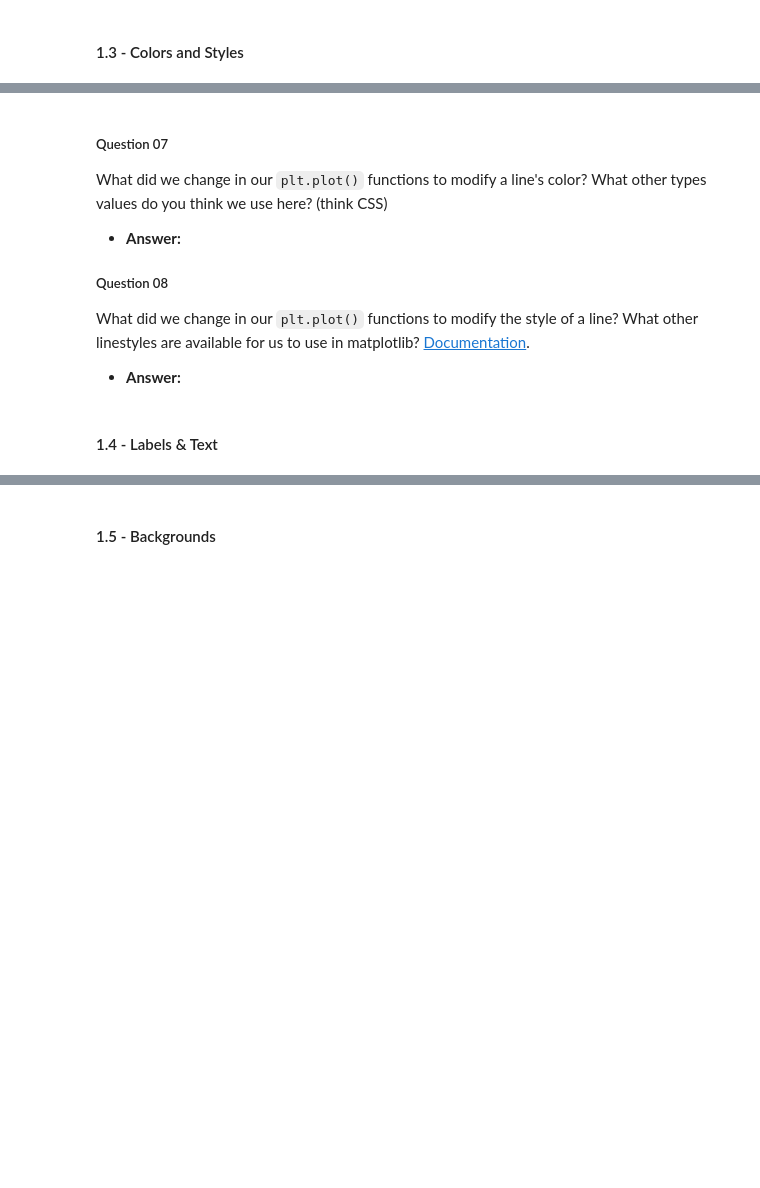
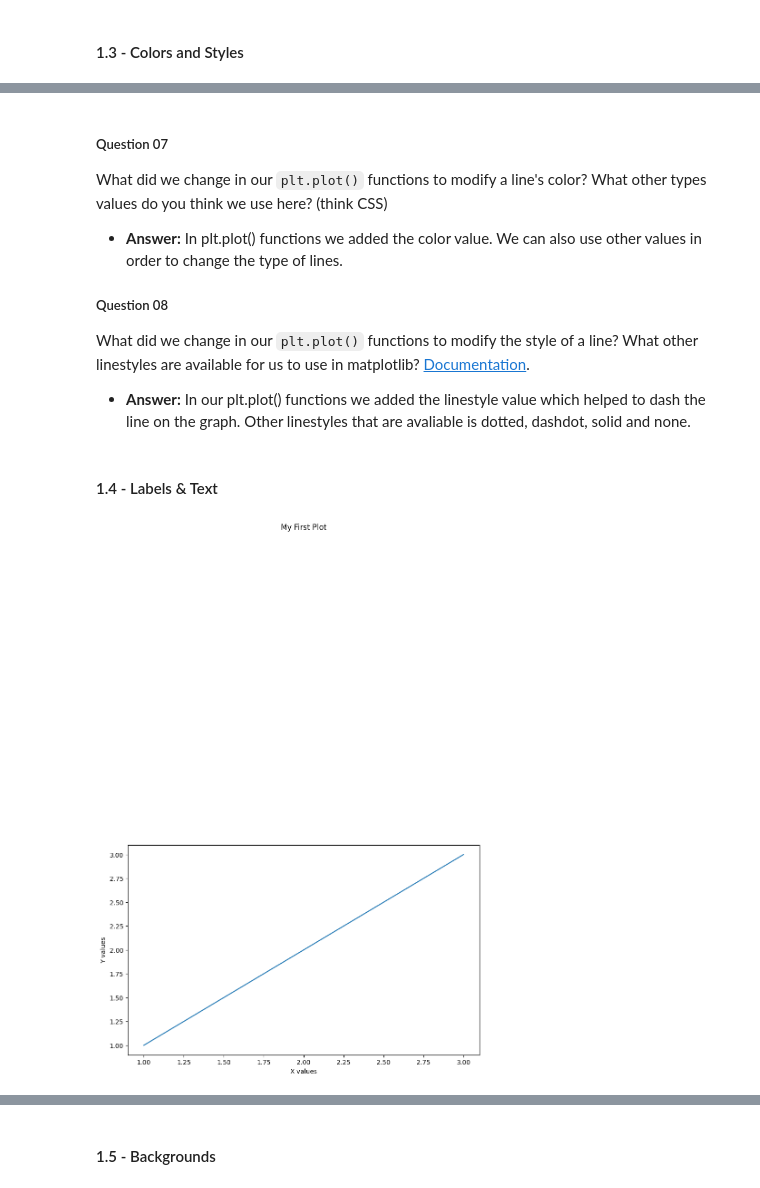
Before and after one commit to lavalender/unit-3-ai, a Jupyter notebook: 02-intro/intro-to-notebooks.ipynb, the cells around one changed output, grey strips where cells are left out. Saved outputs shown, nothing was run; the diff lists cells and outputs as text; code cells hidden in the pictures; blank space fills up the shorter version.

```diff
--- a/02-intro/intro-to-notebooks.ipynb
+++ b/02-intro/intro-to-notebooks.ipynb
@@ -178,20 +183,22 @@ plt.show()
 # %% [markdown]
 ##### Question 07
 What did we change in our `plt.plot()` functions to modify a line's color? What other types values do you think we use here? (think CSS)
-- **Answer:**
+- **Answer:** In plt.plot() functions we added the color value. We can also use other values in order to change the type of lines.
 
 ##### Question 08
 What did we change in our `plt.plot()` functions to modify the style of a line? What other linestyles are available for us to use in matplotlib? [Documentation](https://matplotlib.org/stable/).
-- **Answer:**
+- **Answer:** In our plt.plot() functions  we added the linestyle value which helped to dash the line on the graph. Other linestyles that are avaliable is dotted, dashdot, solid and none.
 # %% [markdown]
 #### 1.4 - Labels & Text
 # %%
 plt.figure(figsize=(10, 6))
 plt.plot([1, 2, 3], [1, 2, 3])
-plt.title('My First Plot', pad=20)
+plt.title('My First Plot', pad=500)
 plt.xlabel('X values')
 plt.ylabel('Y values')
 plt.show()
+# %% [output]
+[figure, added]
 # %% [markdown]
 ##### Question 09
 What does the pad=20 in `plt.title()` do? Try different numbers.
```
Also changed, not shown: parts of 21 cells of this notebook, 1 other file.
